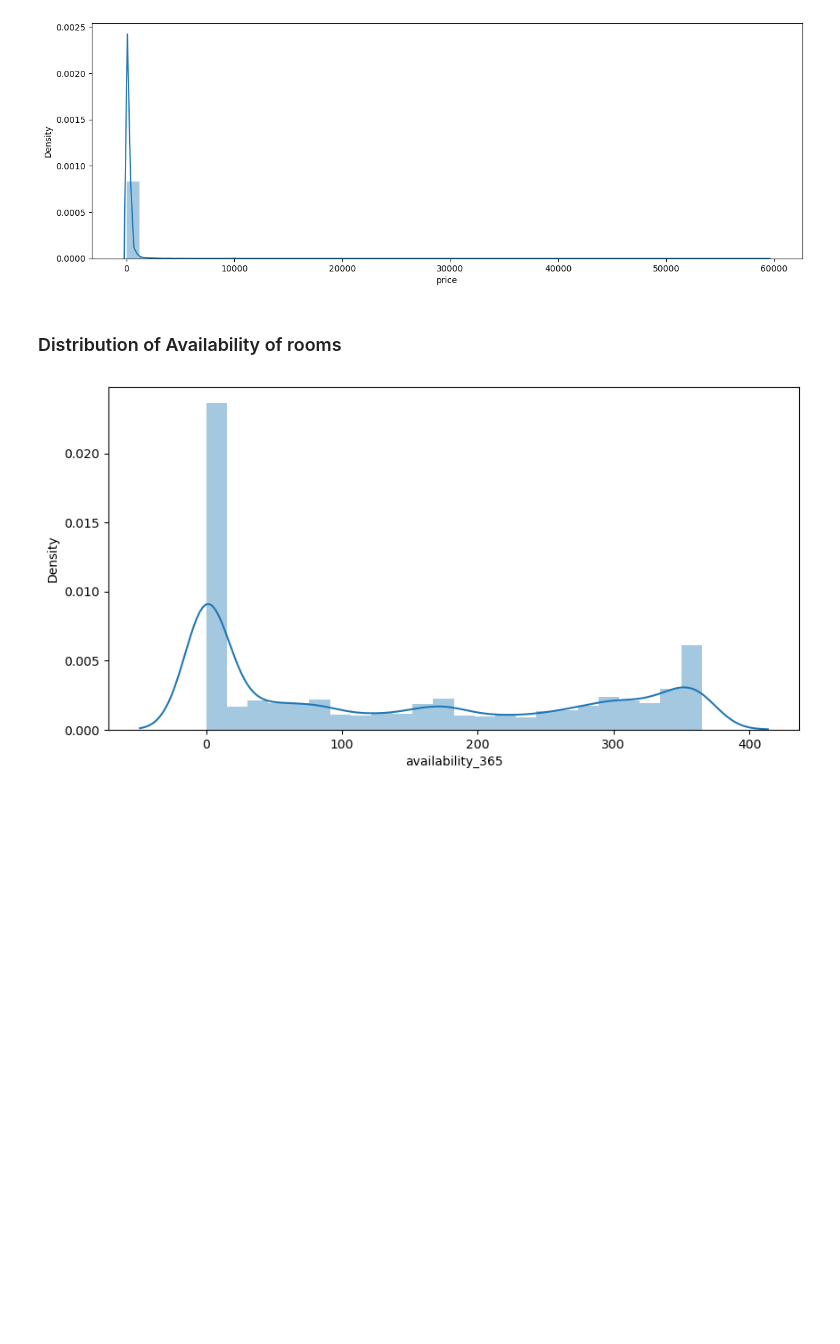
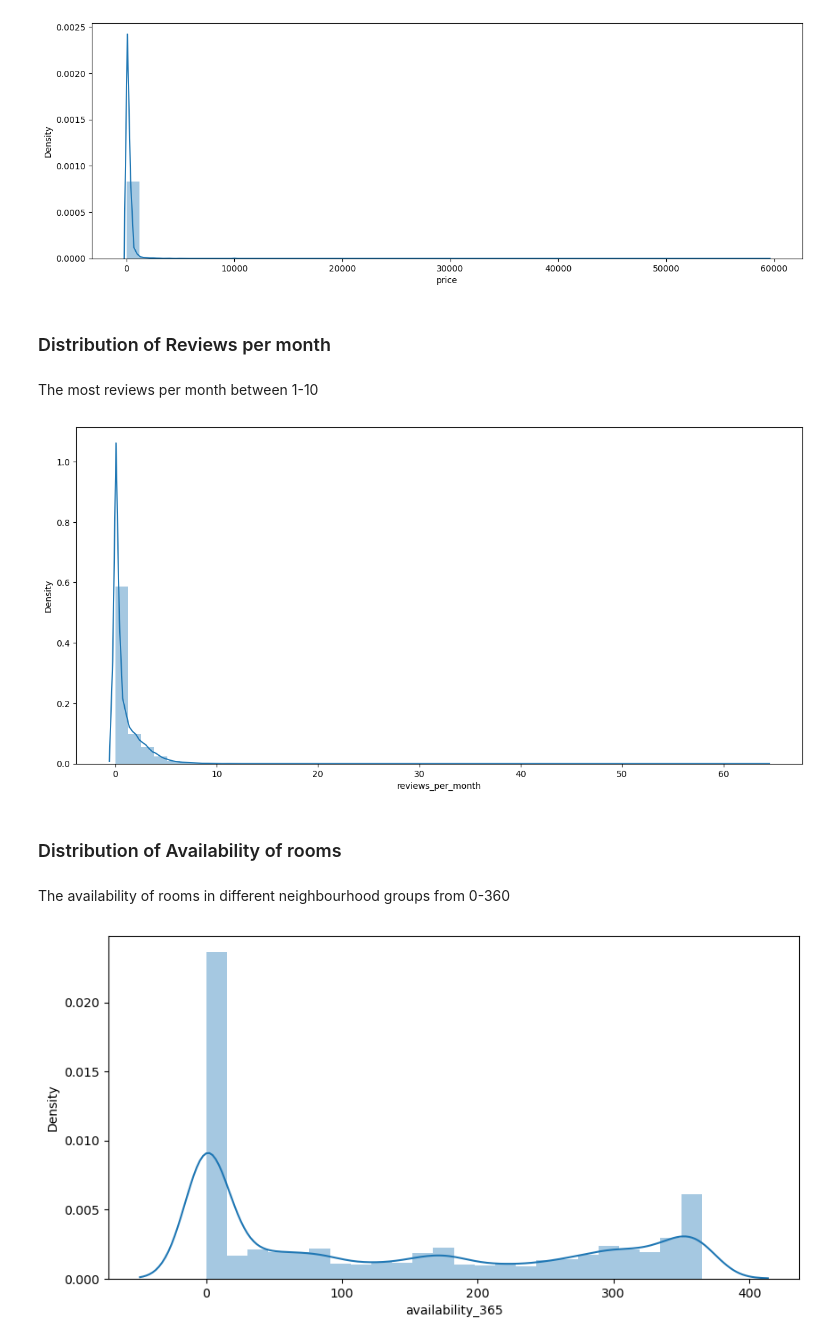
Before and after one commit to Sohilaeldally/EDA_projec3, a Jupyter notebook: EDA_Project3.ipynb, the cells around one changed output. Saved outputs shown, nothing was run; the diff lists cells and outputs as text; code cells hidden in the pictures; blank space fills up the shorter version.

```diff
--- a/EDA_Project3.ipynb
+++ b/EDA_Project3.ipynb
@@ -178,8 +210,20 @@ ax = sns.distplot(df1)
 plt.show()
 # %% [output]
 [figure]
+# %% [markdown]
+### Distribution of Reviews per month
+# %% [markdown]
+The most  reviews per month between 1-10
+# %%
+fig,axis = plt.subplots(figsize=(15,7))
+axis = sns.distplot(df.reviews_per_month)
+plt.show()
+# %% [output]
+[figure, added]
 # %% [markdown]
 ### Distribution of Availability of rooms
+# %% [markdown]
+The availability of rooms in different neighbourhood groups from 0-360
 # %%
 fig,axis = plt.subplots(figsize=(10,5))
 axis = sns.distplot(df.availability_365)
```
Also changed, not shown: parts of 24 cells of this notebook.
